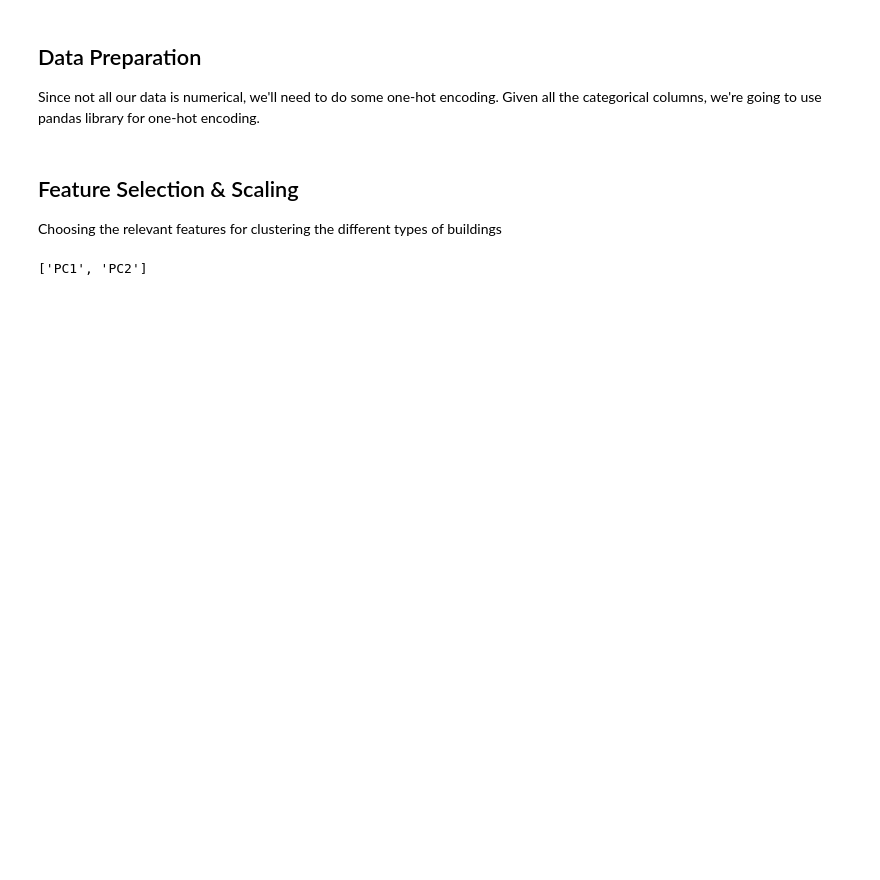
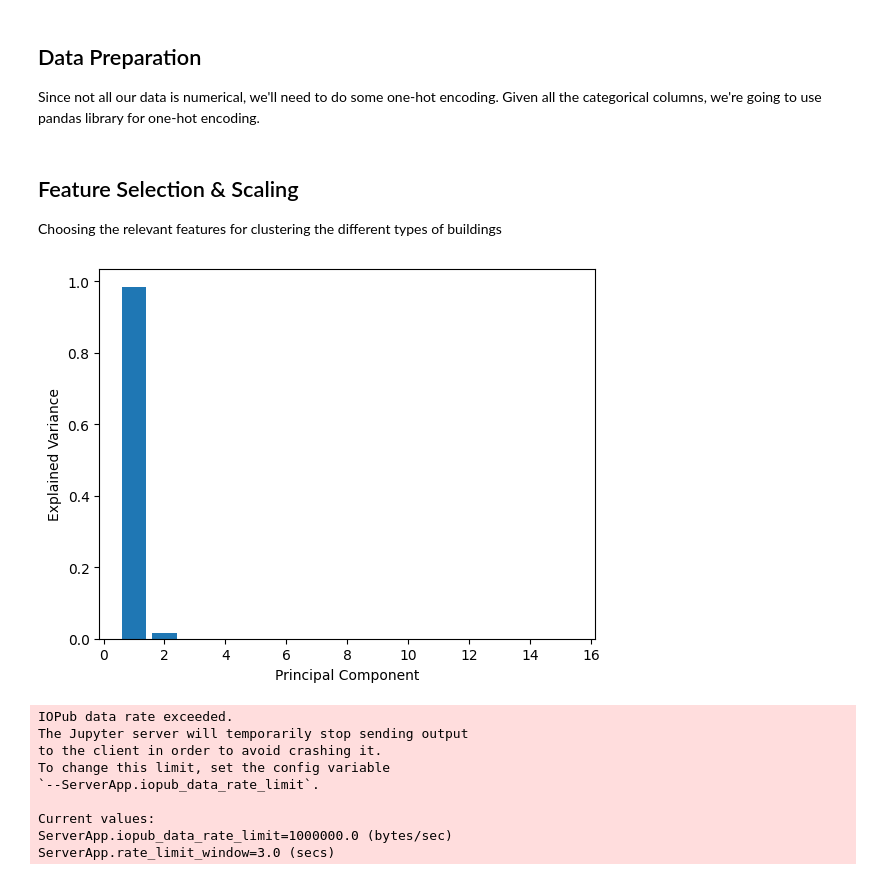
Before and after one commit to Qulxis/DS-Hackathon-Fall-2023, a Jupyter notebook: src/3_carbon_footprint_assessment.ipynb, the cells around one changed output. Saved outputs shown, nothing was run; the diff lists cells and outputs as text; code cells hidden in the pictures; blank space fills up the shorter version.

```diff
--- a/src/3_carbon_footprint_assessment.ipynb
+++ b/src/3_carbon_footprint_assessment.ipynb
@@ -49,5 +42,31 @@ reduced_features = pca.fit_transform(data_encoded)
-# %%
-column_names = [f'PC{i}' for i in range(1, 3)]
-print(column_names)
-# %% [output]
-['PC1', 'PC2']
+# %%
+# Perform dimensionality reduction using PCA
+num_components = 15
+pca = PCA(n_components=num_components)  # Adjust the number of components as needed
+reduced_features = pca.fit_transform(data_encoded)
+# %%
+# Fit the PCA model to your data
+pca.fit(data_encoded)
+
+# Get the transformed data (principal components)
+components = pca.transform(data_encoded)
+
+# Calculate the explained variance for each component
+explained_variance = pca.explained_variance_ratio_
+
+# Plot the explained variance to decide on the number of components to keep
+plt.bar(range(1, num_components + 1), explained_variance)
+plt.xlabel('Principal Component')
+plt.ylabel('Explained Variance')
+plt.show()
+# %% [output]
+[figure, added]
+IOPub data rate exceeded.
+The Jupyter server will temporarily stop sending output
+to the client in order to avoid crashing it.
+To change this limit, set the config variable
+`--ServerApp.iopub_data_rate_limit`.
+
+Current values:
+ServerApp.iopub_data_rate_limit=1000000.0 (bytes/sec)
+ServerApp.rate_limit_window=3.0 (secs)
```
Also changed, not shown: parts of 8 cells of this notebook.
